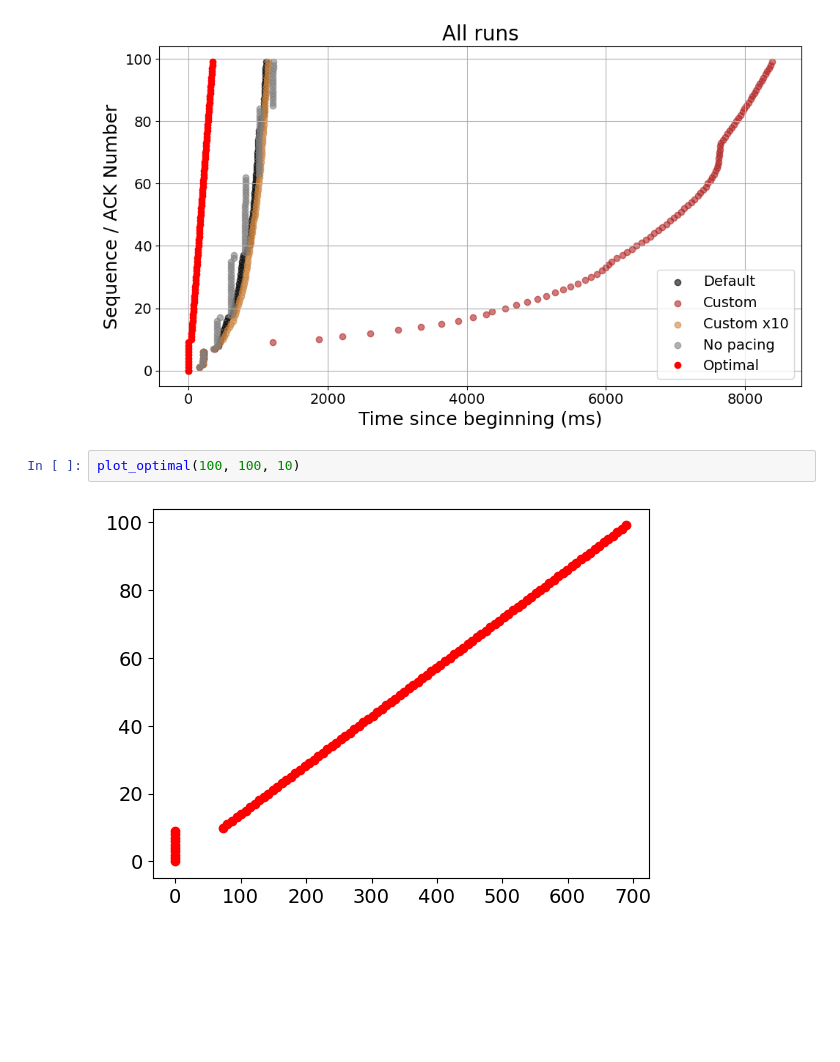
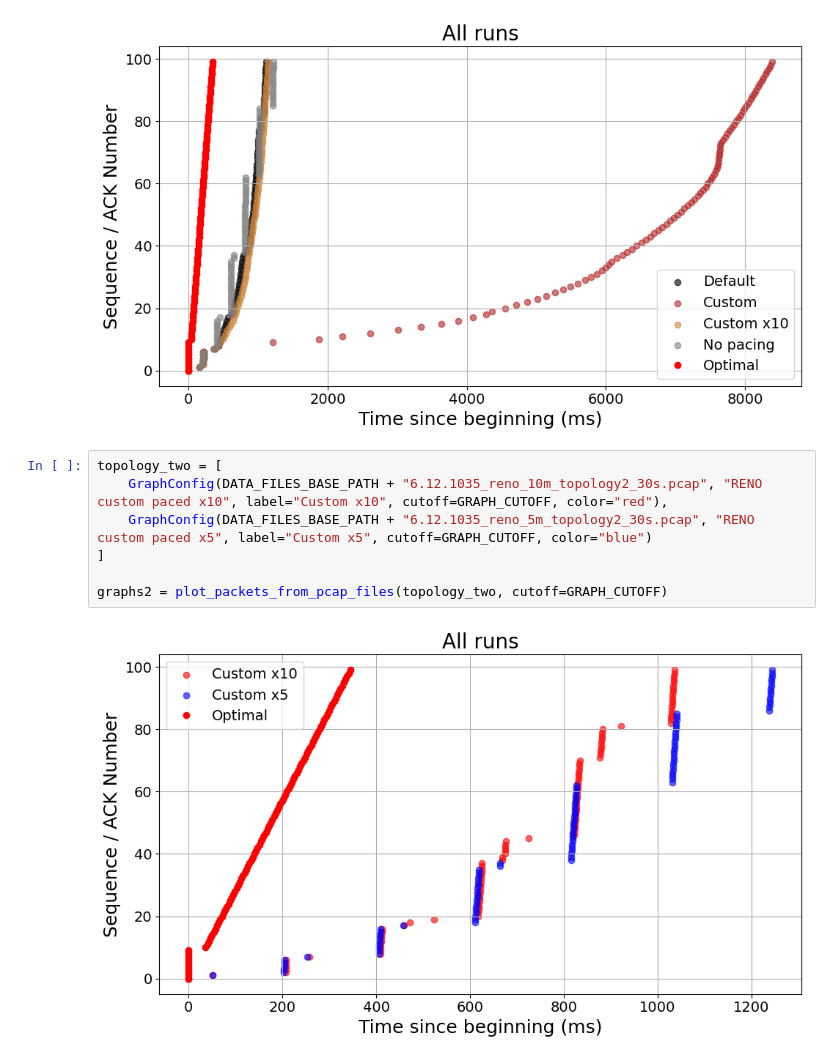
Before and after one commit to StianHaSu/TCP-Pacing-Notebooks, a Jupyter notebook: analysis/plots.ipynb, the cells around one changed output. Cells and saved outputs as stored; diff of their text form; blank space fills up the shorter version.

```diff
--- a/analysis/plots.ipynb
+++ b/analysis/plots.ipynb
@@ -155,6 +155,11 @@ plot_packets_from_pcap_files(graphs, graphs_calculated, cutoff=GRAPH_CUTOFF)
   <analysis.utils.GraphData.GraphData at 0x...>)]
 [figure]
 # %%
-plot_optimal(100, 100, 10)
+topology_two = [
+    GraphConfig(DATA_FILES_BASE_PATH + "6.12.1035_reno_10m_topology2_30s.pcap", "RENO custom paced x10", label="Custom x10", cutoff=GRAPH_CUTOFF, color="red"),
+    GraphConfig(DATA_FILES_BASE_PATH + "6.12.1035_reno_5m_topology2_30s.pcap", "RENO custom paced x5", label="Custom x5", cutoff=GRAPH_CUTOFF, color="blue")
+]
+
+graphs2 = plot_packets_from_pcap_files(topology_two, cutoff=GRAPH_CUTOFF)
 # %% [output]
-[figure, old version]
+[figure, new version]
```
Also changed, not shown: parts of 1 cell of this notebook, 2 other files.
